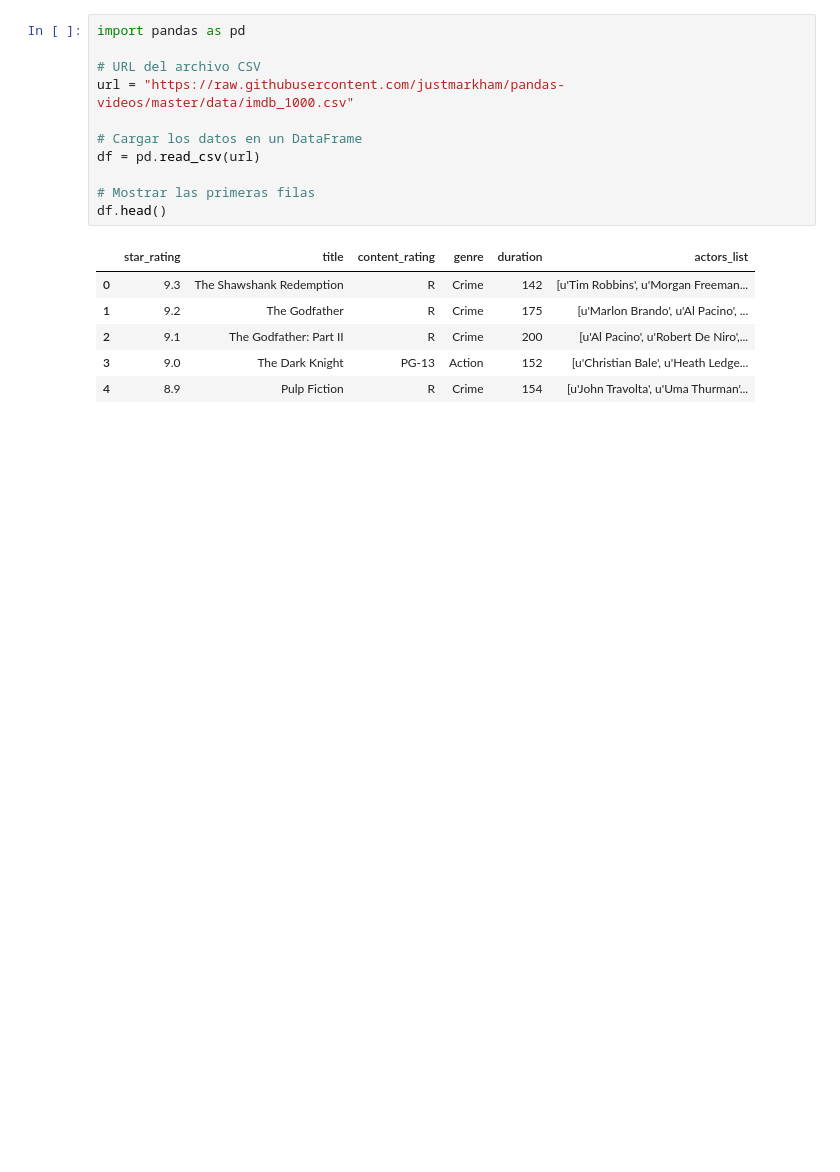
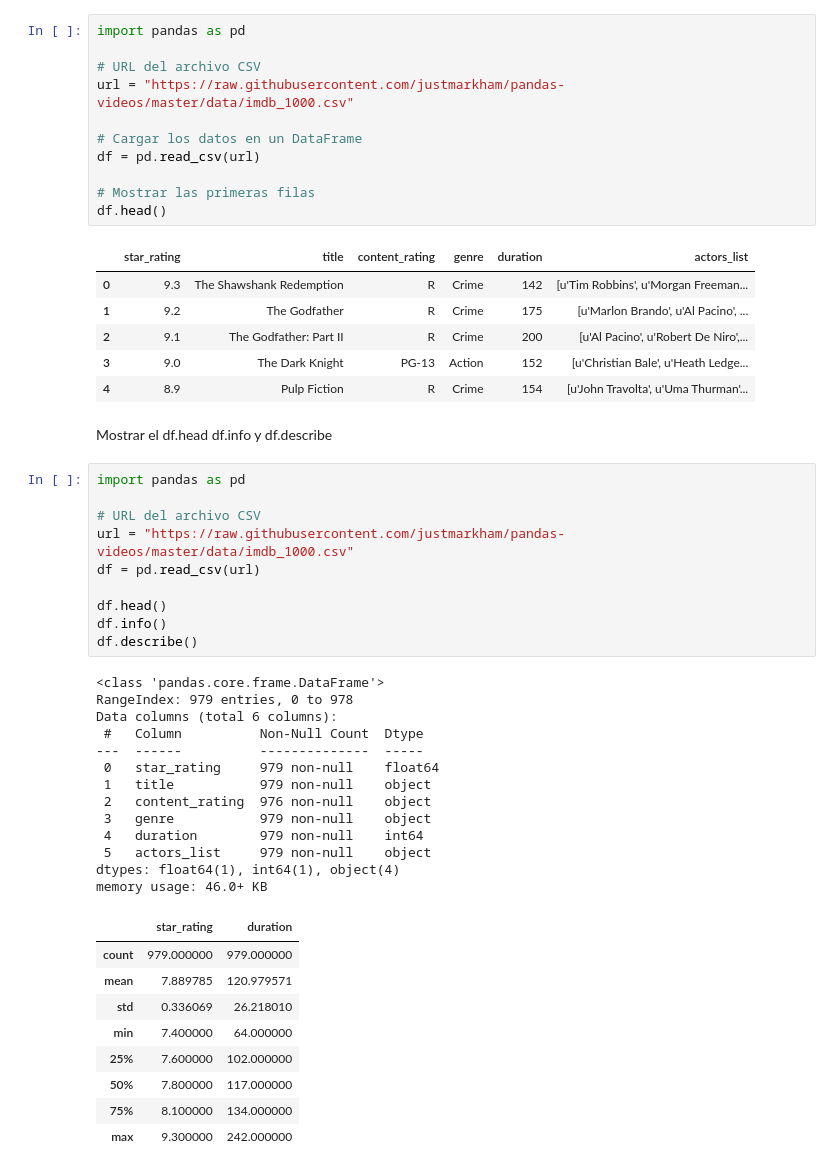
Before and after one commit to ethane66/MSFT-Talent-AI, a Jupyter notebook: Session_3_2.ipynb, the cells around one changed output. Saved outputs shown, nothing was run; the diff lists cells and outputs as text; blank space fills up the shorter version.

```diff
--- a/Session_3_2.ipynb
+++ b/Session_3_2.ipynb
@@ -38,3 +38,38 @@ df.head()
 | 2 | 9.1 | The Godfather: Part II | R | Crime | 200 | [u'Al Pacino', u'Robert De Niro',... |
 | 3 | 9.0 | The Dark Knight | PG-13 | Action | 152 | [u'Christian Bale', u'Heath Ledge... |
 | 4 | 8.9 | Pulp Fiction | R | Crime | 154 | [u'John Travolta', u'Uma Thurman'... |
+# %% [markdown]
+Mostrar el df.head df.info y df.describe
+# %%
+import pandas as pd
+
+# URL del archivo CSV
+url = "https://raw.githubusercontent.com/justmarkham/pandas-videos/master/data/imdb_1000.csv"
+df = pd.read_csv(url)
+
+df.head()
+df.info()
+df.describe()
+# %% [output]
+<class 'pandas.core.frame.DataFrame'>
+RangeIndex: 979 entries, 0 to 978
+Data columns (total 6 columns):
+ #   Column          Non-Null Count  Dtype
+---  ------          --------------  -----
+ 0   star_rating     979 non-null    float64
+ 1   title           979 non-null    object
+ 2   content_rating  976 non-null    object
+ 3   genre           979 non-null    object
+ 4   duration        979 non-null    int64
+ 5   actors_list     979 non-null    object
+dtypes: float64(1), int64(1), object(4)
+memory usage: 46.0+ KB
+|  | star_rating | duration |
+| count | 979.000000 | 979.000000 |
+| mean | 7.889785 | 120.979571 |
+| std | 0.336069 | 26.218010 |
+| min | 7.400000 | 64.000000 |
+| 25% | 7.600000 | 102.000000 |
+| 50% | 7.800000 | 117.000000 |
+| 75% | 8.100000 | 134.000000 |
+| max | 9.300000 | 242.000000 |
```
